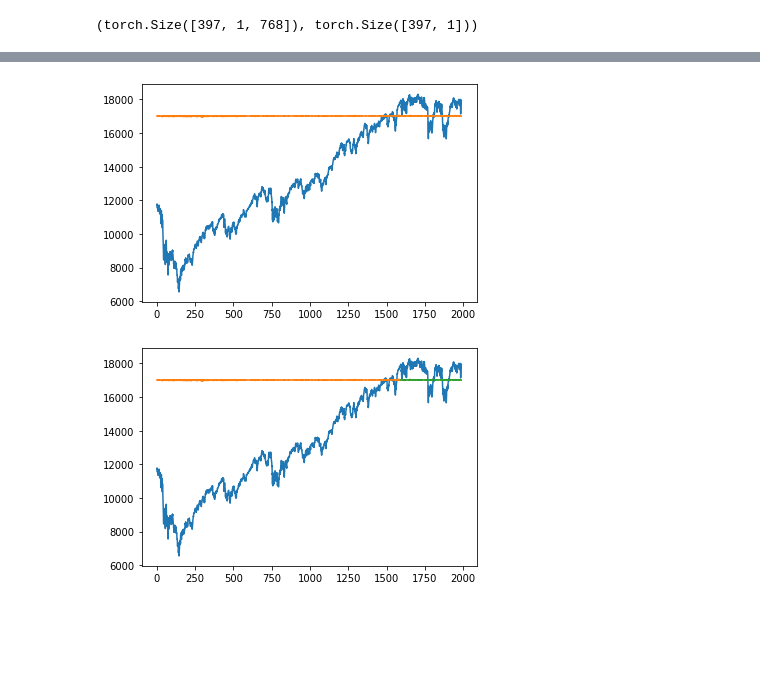
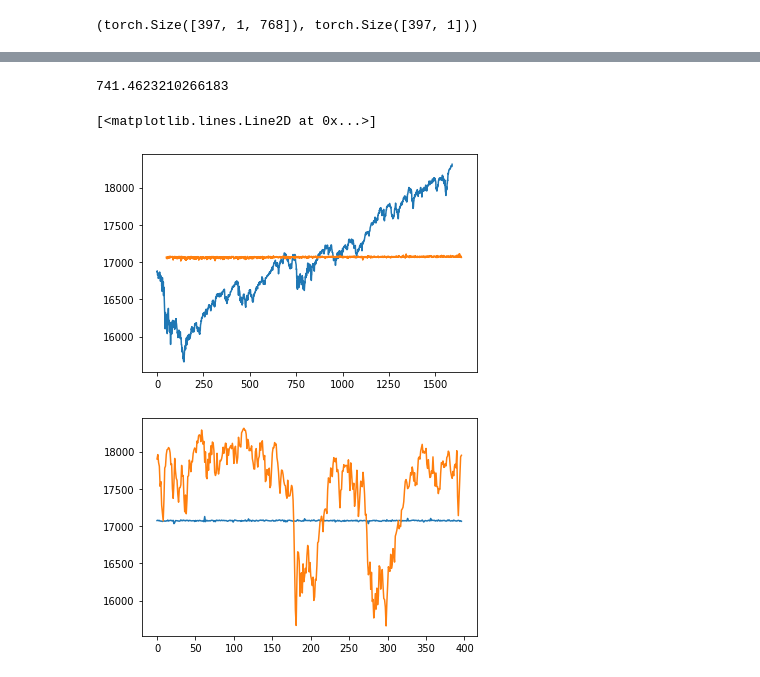
Before and after one commit to Ignatiocalvin/LLM_StockPredictor, a Jupyter notebook: notebooks/news_rnn.ipynb, the cells around one changed output, grey strips where cells are left out. Cells and saved outputs as stored; diff of their text form; code cells hidden in the pictures; blank space fills up the shorter version.

```diff
--- a/notebooks/news_rnn.ipynb
+++ b/notebooks/news_rnn.ipynb
@@ -199,6 +185,9 @@ plt.show()
 with torch.no_grad():
     train_predict=model(X_train)
     test_predict=model(X_test)
+# %%
+train_predict = train_predict.squeeze()
+test_predict = test_predict.squeeze()
 # %%
 ##Transformback to original form
 train_predict=scaler.inverse_transform(train_predict.reshape(-1, 1))
@@ -247,26 +205,24 @@ array([[11734.320312],
-# %%
-plt.plot(df.values)
-plt.plot(trainPredictPlot)
-plt.plot(testPredictPlot)
-plt.show()
-# %% [output]
-[figure, removed]
-# %%
-### Plotting
-# shift train predictions for plotting
-look_back=0
-trainPredictPlot = np.empty_like(df)
-trainPredictPlot[:, :] = np.nan
-trainPredictPlot[:len(train_predict), :] = train_predict
-
-# shift test predictions for plotting
-testPredictPlot = np.empty_like(df)
-testPredictPlot[:, :] = np.nan
-testPredictPlot[len(train_predict):, :] = test_predict
-# plot baseline and predictions
-plt.plot(df.values)
-plt.plot(trainPredictPlot)
-plt.plot(testPredictPlot)
-plt.show()
-# %% [output]
-[figure, removed]
+# %%
+tt = scaler.inverse_transform(y_test)
+math.sqrt(mean_squared_error(tt,test_predict))
+# %% [output]
+741.4623210266183
+# %%
+### Plotting
+look_back=50
+trainPredictPlot = np.empty_like(df)
+trainPredictPlot[:, :] = np.nan
+trainPredictPlot[look_back:len(train_predict) + look_back, :] = train_predict[:, -1].reshape(-1, 1)
+
+
+plt.plot(t[:, 0])
+plt.plot(trainPredictPlot)
+# %% [output]
+[<matplotlib.lines.Line2D at 0x...>]
+[figure, added]
+# %%
+plt.plot(test_predict[:, -1])
+plt.plot(tt[:, -1])
+plt.show()
+# %% [output]
+[figure, added]
```
Also changed, not shown: parts of 11 cells of this notebook.
